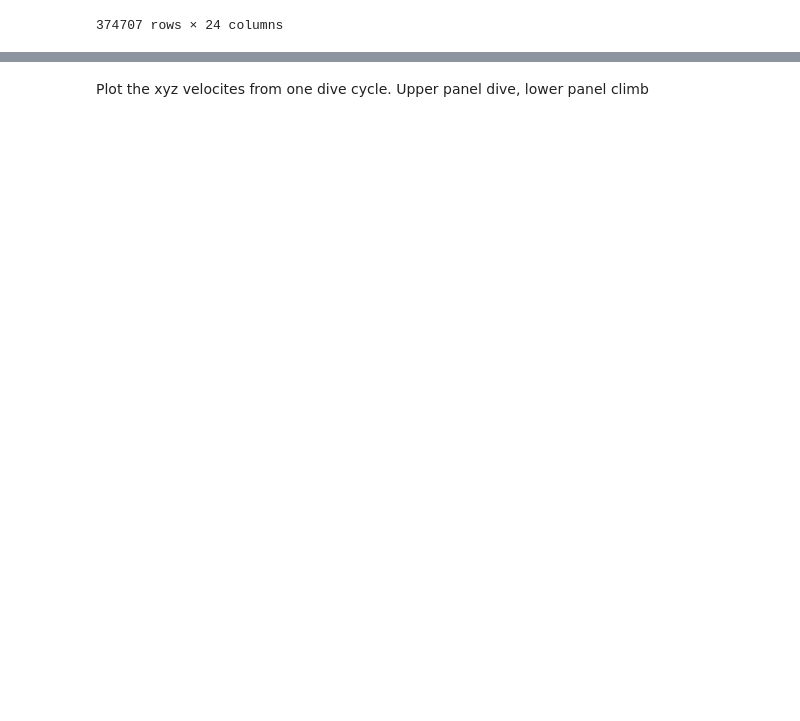
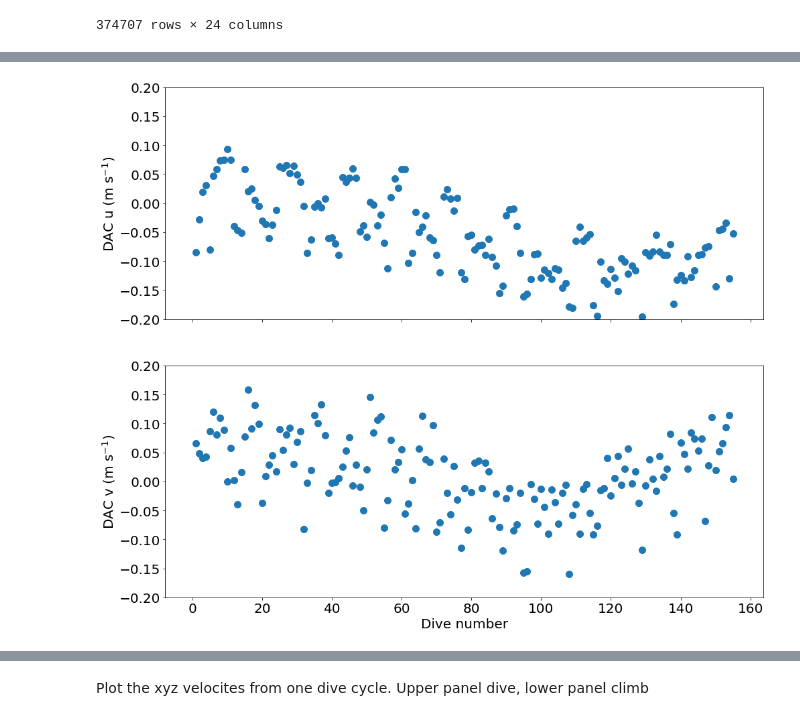
Before and after one commit to callumrollo/adcp-glider, a Jupyter notebook: notebooks/explore_data.ipynb, the cells around one changed output, grey strips where cells are left out. Saved outputs shown, nothing was run; the diff lists cells and outputs as text; code cells hidden in the pictures; blank space fills up the shorter version.

Commit message:
added several QC figures to notebook

```diff
--- a/notebooks/explore_data.ipynb
+++ b/notebooks/explore_data.ipynb
@@ -60,9 +42,6 @@ Check that the data start when you expect. The first file in particular may have
 # %%
 # For this dataset, need to remove the data before 23 Jan they are from 2019 benchtests and 2020 sim dives
 adcp_df = adcp_df['2020-01-23':]
-# %%
-def savefig(figname, extension='png'):
-    plt.savefig(fig_path / str(figname+'.'+extension),format=extension,dpi='figure', bbox_inches='tight')
 # %%
 beam_attrs.plot(subplots=True,figsize=(20,40),marker='o');
 savefig('beam_attributes')
@@ -141,0 +115,3 @@ bar = mission_dict['0041b']
+# %%
+glider_av_df = glider_df.groupby('dive', as_index=False).mean()
+glider_av_df
@@ -141,0 +132,10 @@ bar = mission_dict['0041b']
+# %%
+fig, ax = plt.subplots(2,1,figsize=(16,14), sharex=True)
+ax = ax.ravel()
+ax[0].scatter(glider_av_df.dive_num, glider_av_df.DAC_u)
+ax[1].scatter(glider_av_df.dive_num, glider_av_df.DAC_v)
+ax[0].set(ylabel='DAC u $(\mathrm{m\ s^{-1}})$', ylim=[-0.2, 0.2])
+ax[1].set(ylabel='DAC v $(\mathrm{m\ s^{-1}})$', xlabel='Dive number', ylim=[-0.2, 0.2])
+savefig('DAC_by_dive')
+# %% [output]
+[figure, added]
```
Also changed, not shown: parts of 53 cells of this notebook, 13 other files.
